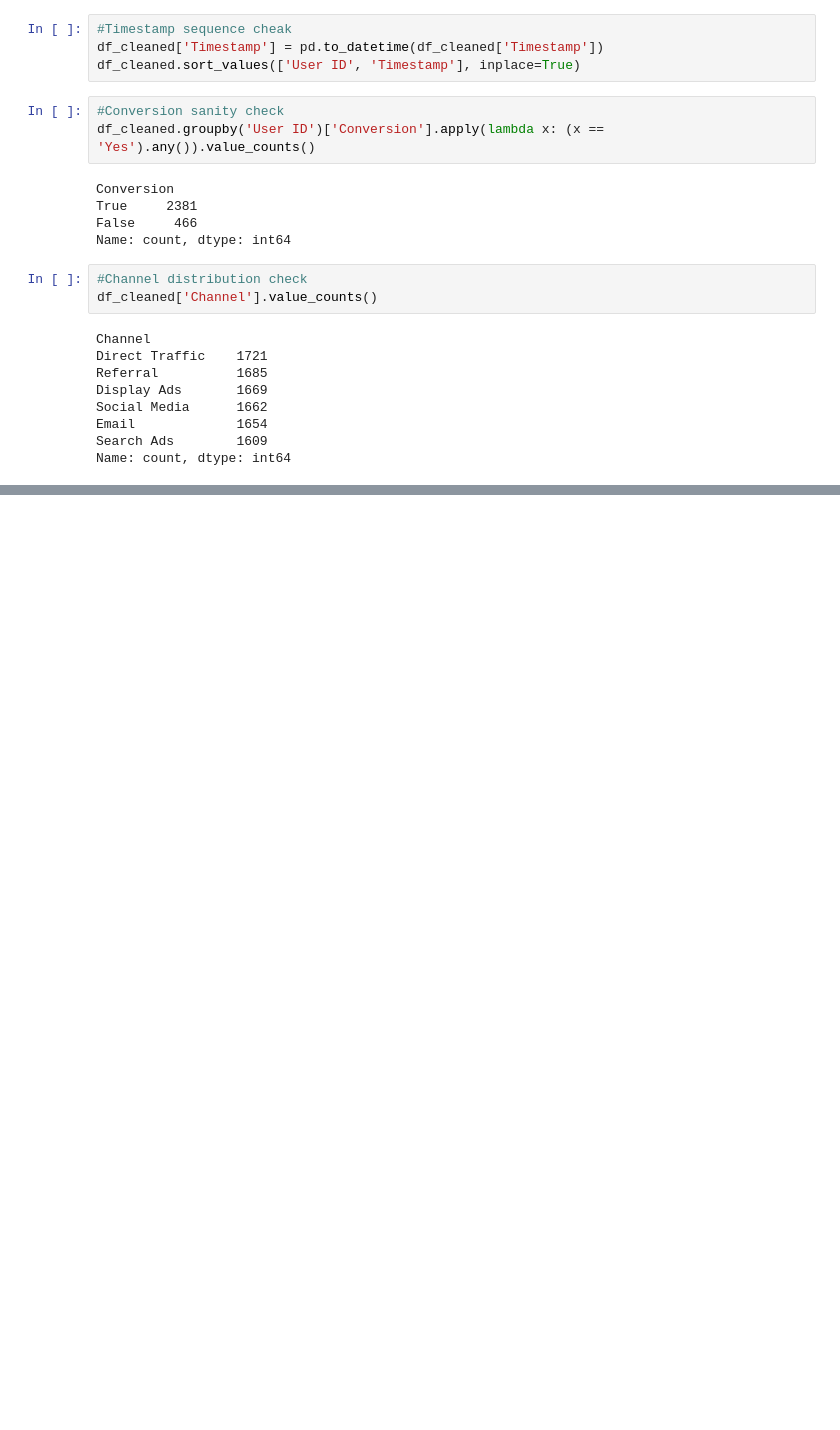
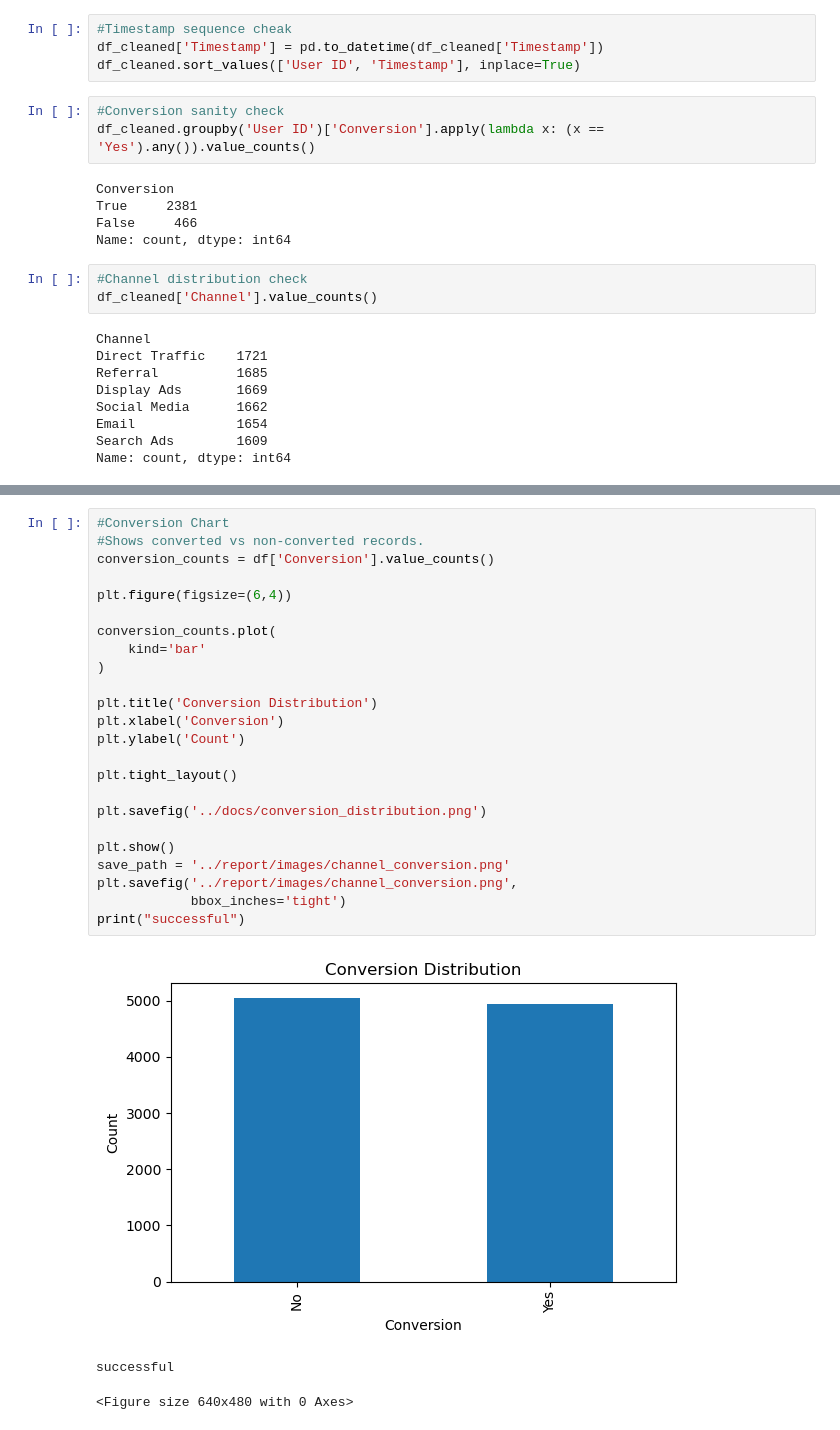
Before and after one commit to samradhisharma6-glitch/Multi-Touch-Marketing-Attribution-ROI-Dashboard, a Jupyter notebook: notebooks/Week1_EDA.ipynb.ipynb, the cells around one changed output, grey strips where cells are left out. Cells and saved outputs as stored; diff of their text form; blank space fills up the shorter version.

```diff
--- a/notebooks/Week1_EDA.ipynb.ipynb
+++ b/notebooks/Week1_EDA.ipynb.ipynb
@@ -257,0 +538,28 @@ Name: count, dtype: int64
+# %%
+#Conversion Chart
+#Shows converted vs non-converted records.
+conversion_counts = df['Conversion'].value_counts()
+
+plt.figure(figsize=(6,4))
+
+conversion_counts.plot(
+    kind='bar'
+)
+
+plt.title('Conversion Distribution')
+plt.xlabel('Conversion')
+plt.ylabel('Count')
+
+plt.tight_layout()
+
+plt.savefig('../docs/conversion_distribution.png')
+
+plt.show()
+save_path = '../report/images/channel_conversion.png'
+plt.savefig('../report/images/channel_conversion.png',
+            bbox_inches='tight')
+print("successful")
+# %% [output]
+[figure, added]
+successful
+<Figure size 640x480 with 0 Axes>
```
Also changed, not shown: parts of 32 cells of this notebook, 9 other files.
